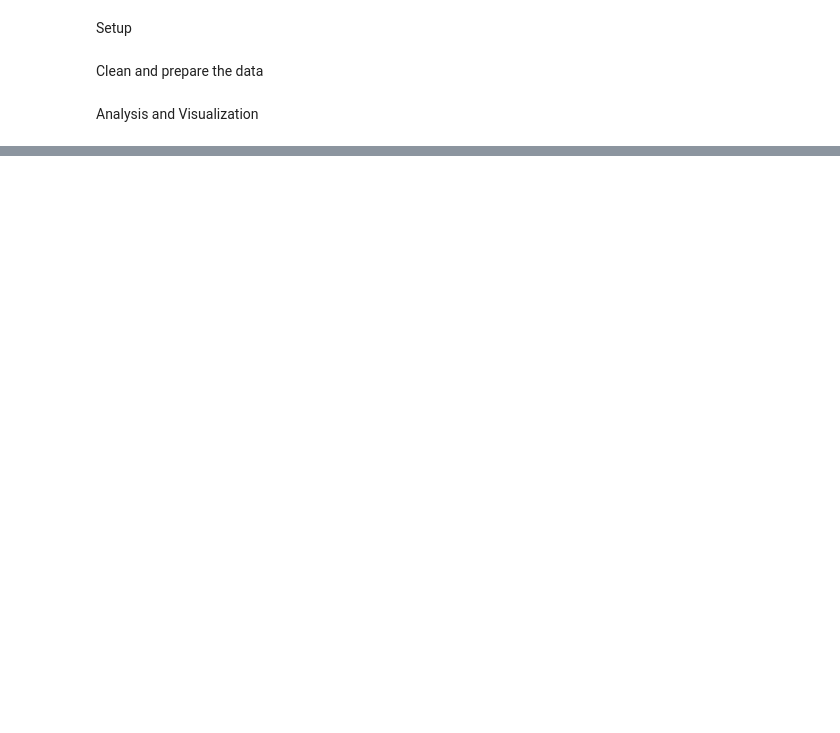
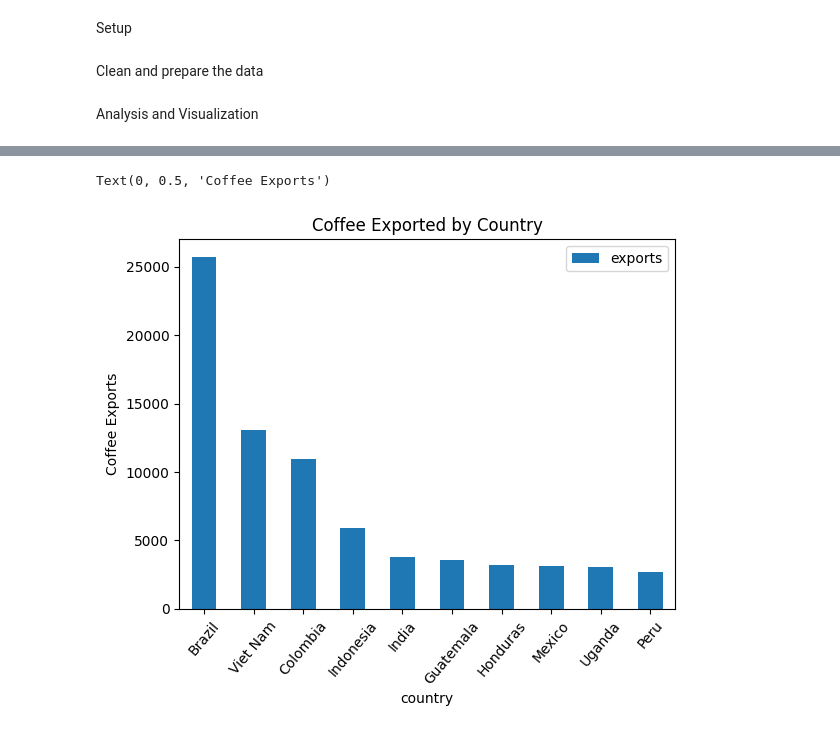
Before and after one commit to Dylanbbenson/Coffee_Data_Analysis, a Jupyter notebook: Coffee_Analysis.ipynb, the cells around one changed output, grey strips where cells are left out. Drawn from its saved outputs; the diff is of its cells as text; code cells hidden in the pictures; blank space fills up the shorter version.

Commit message:
More analysis and visualization

```diff
--- a/Coffee_Analysis.ipynb
+++ b/Coffee_Analysis.ipynb
@@ -75,9 +93,12 @@ top_ten_consume.set_ylabel('Domestic Consumption')
 # %%
 #Create bar graph of top ten Countries by coffee exports
-data = data.sort_values(by='exports', ascending=False)
+data = data.sort_values(by='domestic_consumption', ascending=False)
 top_ten_export = data.head(10)
 top_ten_export = top_ten_export.plot.bar(x='country', y = 'exports', rot=50, title='Coffee Exported by Country')
 top_ten_export.set_ylabel('Coffee Exports')
+# %% [output]
+Text(0, 0.5, 'Coffee Exports')
+[figure, added]
 # %%
 #Drop the outlier in the data (Brazil)
 data = data.drop(data.query("country=='Brazil'").index)
```
Also changed, not shown: parts of 26 cells of this notebook.
